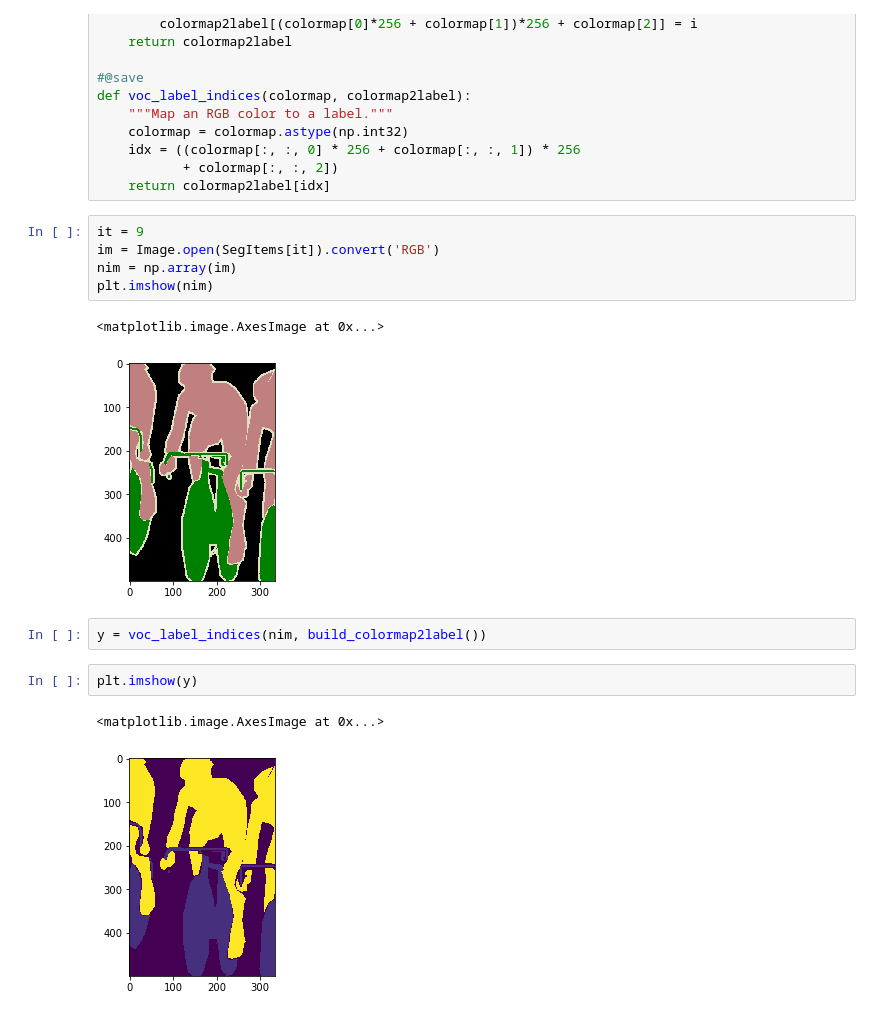
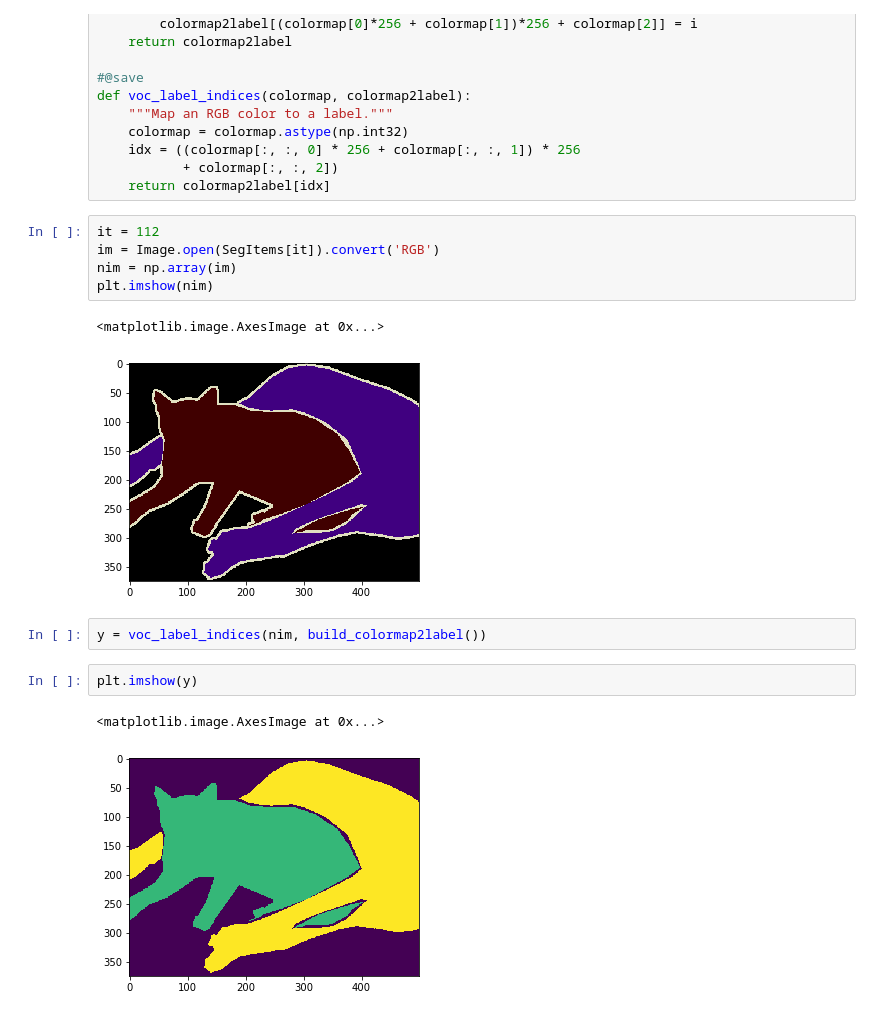
Before and after one commit to HugPhat/VisionModel, a Jupyter notebook: Dataset/Segmentation/test_seg_label.ipynb, the cells around one changed output. Saved outputs shown, nothing was run; the diff lists cells and outputs as text.

```diff
--- a/Dataset/Segmentation/test_seg_label.ipynb
+++ b/Dataset/Segmentation/test_seg_label.ipynb
@@ -156,17 +156,17 @@ def voc_label_indices(colormap, colormap2label):
            + colormap[:, :, 2])
     return colormap2label[idx]
 # %%
-it = 9
+it = 112
 im = Image.open(SegItems[it]).convert('RGB')
 nim = np.array(im)
 plt.imshow(nim)
 # %% [output]
 <matplotlib.image.AxesImage at 0x...>
-[figure, old version]
+[figure, new version]
 # %%
 y = voc_label_indices(nim, build_colormap2label())
 # %%
 plt.imshow(y)
 # %% [output]
 <matplotlib.image.AxesImage at 0x...>
-[figure, old version]
+[figure, new version]
```
Also changed, not shown: parts of 13 cells of this notebook, 5 other files.
